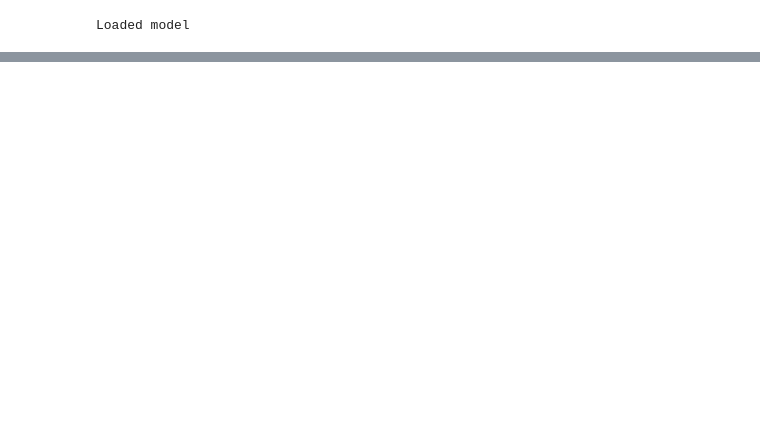
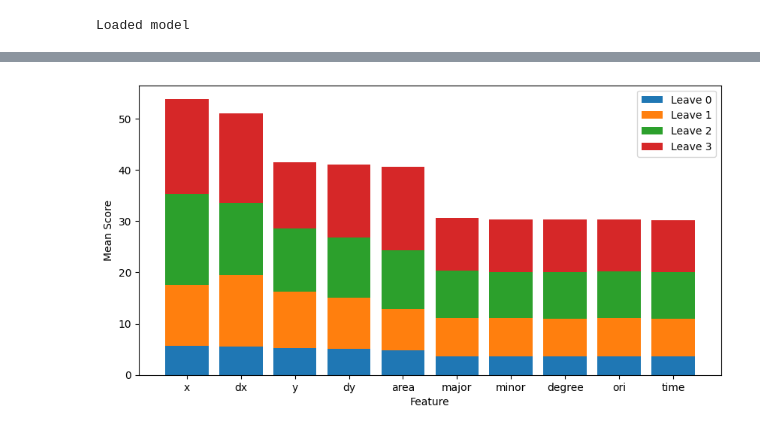
Before and after one commit to Pangasius/graph-displacement, a Jupyter notebook: cell_explainer.ipynb, the cells around one changed output, grey strips where cells are left out. Cells and saved outputs as stored; diff of their text form; code cells hidden in the pictures; blank space fills up the shorter version.

```diff
--- a/cell_explainer.ipynb
+++ b/cell_explainer.ipynb
@@ -370,0 +403,38 @@ Frame 46/48 (95.83333333333334%))
+# %%
+all_scores = []
+for i in range(0,4) :
+    name_complete = "_" + str(number_of_messages) + "_" + str(size_of_messages) + "_" + distrib + "_h" + str(horizon) + "_leave" + str(i)
+
+    # Load scores
+    scores = np.load("score" + name_complete + ".npy")
+    all_scores.append(scores)
+
+features = ["x","y","dx","dy","ori","major","minor","area","degree", "time"]
+
+# Plot scores in a single cumulative bar plot
+fig, ax = plt.subplots(1,1, figsize=(10,5))
+
+#sort the scores and the features
+all_scores = np.array(all_scores)
+all_scores = np.sort(all_scores, axis=0)
+features = np.array(features)[np.argsort(all_scores[0,:])]
+all_scores = all_scores[:,np.argsort(all_scores[0,:])]
+
+#reverse the order of the features
+features = features[::-1]
+all_scores = all_scores[:,::-1]
+
+bottom = None
+for i in range(len(all_scores)) :
+    ax.bar(np.arange(len(features)), all_scores[i], bottom=bottom, label="Leave " + str(i))
+    bottom = all_scores[i] if bottom is None else bottom + all_scores[i]
+
+ax.set_xticks(np.arange(len(features)))
+ax.set_xticklabels(features)
+ax.set_ylabel("Mean Score")
+ax.set_xlabel("Feature")
+ax.legend()
+
+plt.savefig("scores.png")
+# %% [output]
+[figure, added]
```
Also changed, not shown: parts of 12 cells of this notebook, 10 other files.
